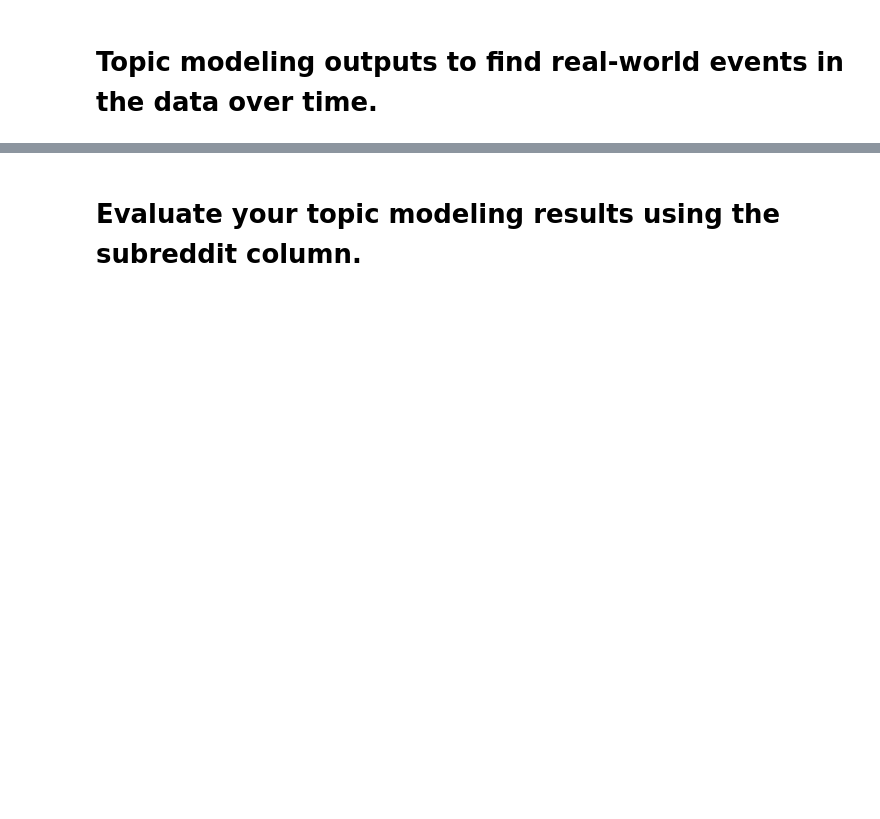
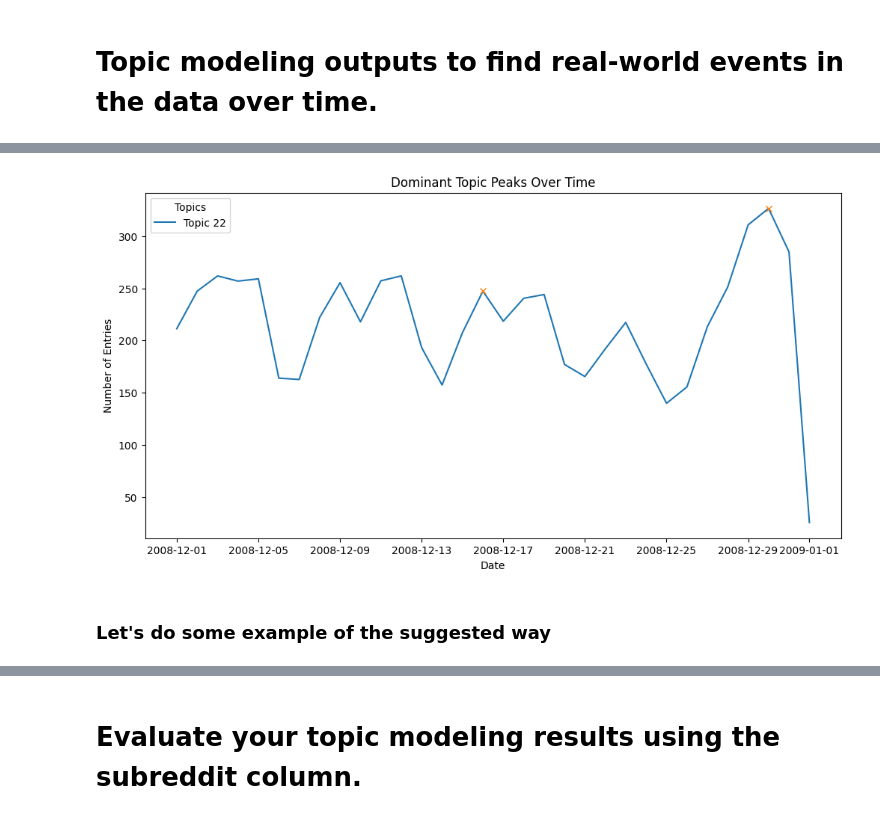
Before and after one commit to Neptune-Trojans/reddit_posts, a Jupyter notebook: mana_bio.ipynb, the cells around one changed output, grey strips where cells are left out. Drawn from its saved outputs; the diff is of its cells as text; code cells hidden in the pictures; blank space fills up the shorter version.

```diff
--- a/mana_bio.ipynb
+++ b/mana_bio.ipynb
@@ -357,22 +390,26 @@ plt.show()
 # %%
-topic = 3
+# Let's look on anothe topic and it's picks, and see that we catched them correclty.
+
+topic = 22
 picks = peaks_dict[topic]
 
 # Plot the data and mark peaks
 fig, ax = plt.subplots(figsize=(12, 6))
 
 # Extract the time series for the current topic
 data = data_df[topic].values
 
 # Plot the topic trend line
 ax.plot(data_df.index, data, label=f"Topic {topic}")
 
 # Mark the peaks on the plot
 ax.plot(data_df.index[peaks], data[peaks], "x")
 
 # Customize plot
 ax.set_xlabel("Date")
 ax.set_ylabel("Number of Entries")
 ax.set_title("Dominant Topic Peaks Over Time")
 ax.legend(title="Topics")
 plt.show()
+# %% [output]
+[figure, added]
@@ -401,0 +416,2 @@ plt.show()
+# %% [markdown]
+### Let's do some example of the suggested way
```
Also changed, not shown: parts of 27 cells of this notebook.
